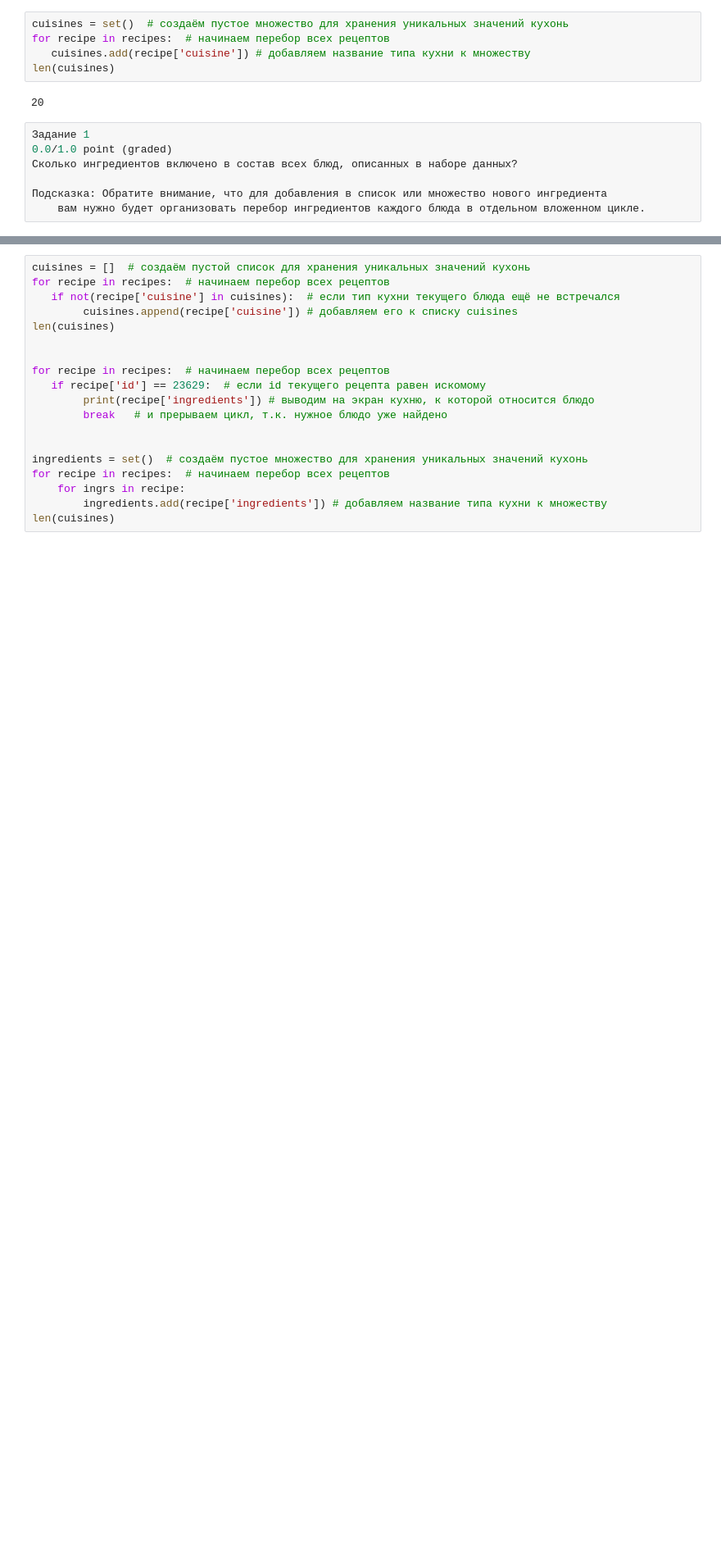
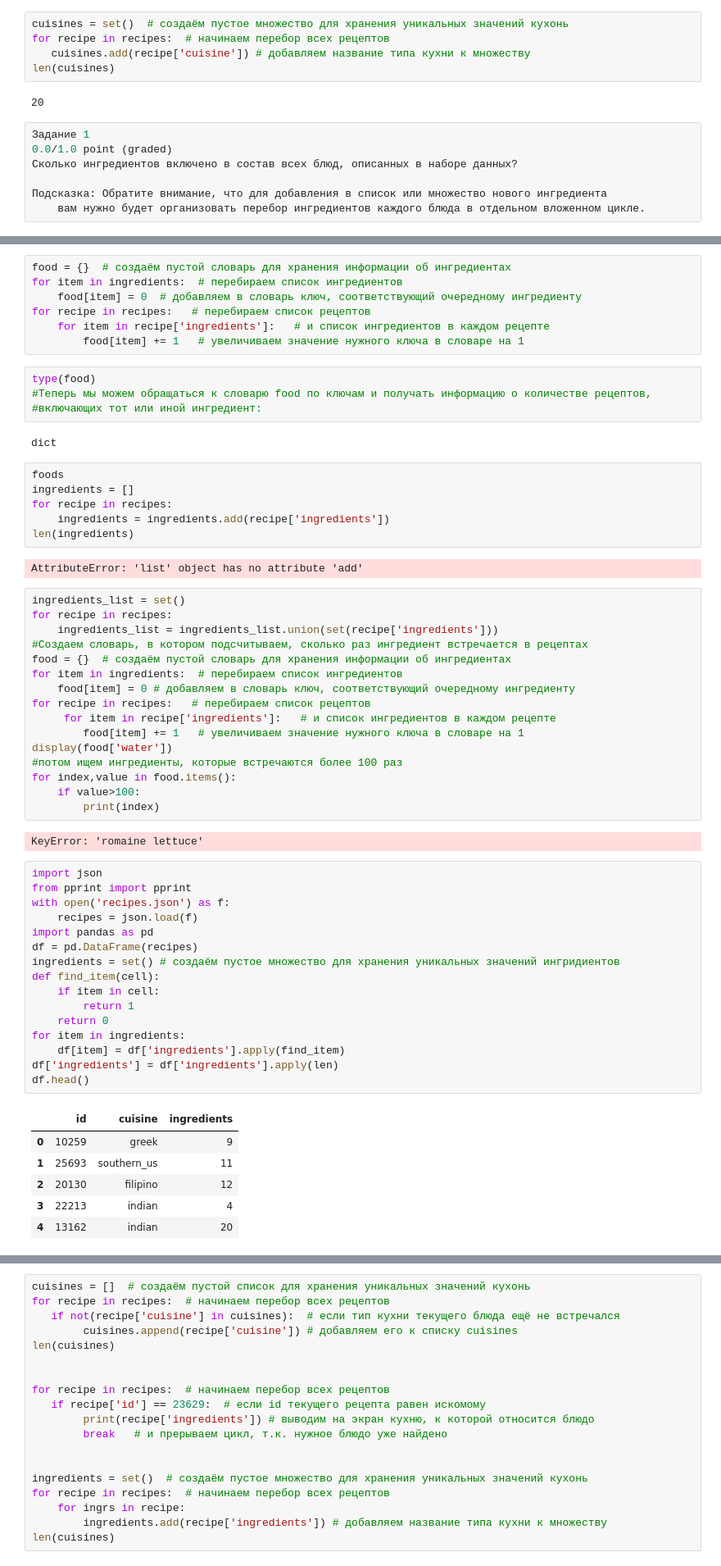
Before and after one commit to tempcat07/U3_ML_0, a Jupyter notebook: recipes.ipynb, the cells around one changed output, grey strips where cells are left out. Shown at 82% size. Drawn from its saved outputs; the diff is of its cells as text; blank space fills up the shorter version.

Commit message:
add foods

```diff
--- a/recipes.ipynb
+++ b/recipes.ipynb
@@ -246,0 +341,62 @@ len(cuisines)
+# %%
+food = {}  # создаём пустой словарь для хранения информации об ингредиентах
+for item in ingredients:  # перебираем список ингредиентов
+    food[item] = 0  # добавляем в словарь ключ, соответствующий очередному ингредиенту
+for recipe in recipes:   # перебираем список рецептов
+    for item in recipe['ingredients']:   # и список ингредиентов в каждом рецепте
+        food[item] += 1   # увеличиваем значение нужного ключа в словаре на 1
+# %%
+type(food)
+#Теперь мы можем обращаться к словарю food по ключам и получать информацию о количестве рецептов,
+#включающих тот или иной ингредиент:
+# %% [output]
+dict
+# %%
+foods
+ingredients = []
+for recipe in recipes:
+    ingredients = ingredients.add(recipe['ingredients'])
+len(ingredients)
+# %% [output]
+AttributeError: 'list' object has no attribute 'add'
+# %%
+ingredients_list = set()
+for recipe in recipes:
+    ingredients_list = ingredients_list.union(set(recipe['ingredients']))
+#Создаем словарь, в котором подсчитываем, сколько раз ингредиент встречается в рецептах
+food = {}  # создаём пустой словарь для хранения информации об ингредиентах
+for item in ingredients:  # перебираем список ингредиентов
+    food[item] = 0 # добавляем в словарь ключ, соответствующий очередному ингредиенту
+for recipe in recipes:   # перебираем список рецептов
+     for item in recipe['ingredients']:   # и список ингредиентов в каждом рецепте
+        food[item] += 1   # увеличиваем значение нужного ключа в словаре на 1
+display(food['water'])
+#потом ищем ингредиенты, которые встречаются более 100 раз
+for index,value in food.items():
+    if value>100:
+        print(index)
+# %% [output]
+KeyError: 'romaine lettuce'
+# %%
+import json
+from pprint import pprint
+with open('recipes.json') as f:
+    recipes = json.load(f)
+import pandas as pd
+df = pd.DataFrame(recipes)
+ingredients = set() # создаём пустое множество для хранения уникальных значений ингридиентов
+def find_item(cell):
+    if item in cell:
+        return 1
+    return 0
+for item in ingredients:
+    df[item] = df['ingredients'].apply(find_item)
+df['ingredients'] = df['ingredients'].apply(len)
+df.head()
+# %% [output]
+|  | id | cuisine | ingredients |
+| 0 | 10259 | greek | 9 |
+| 1 | 25693 | southern_us | 11 |
+| 2 | 20130 | filipino | 12 |
+| 3 | 22213 | indian | 4 |
+| 4 | 13162 | indian | 20 |
```
Also changed, not shown: parts of 12 cells of this notebook.
